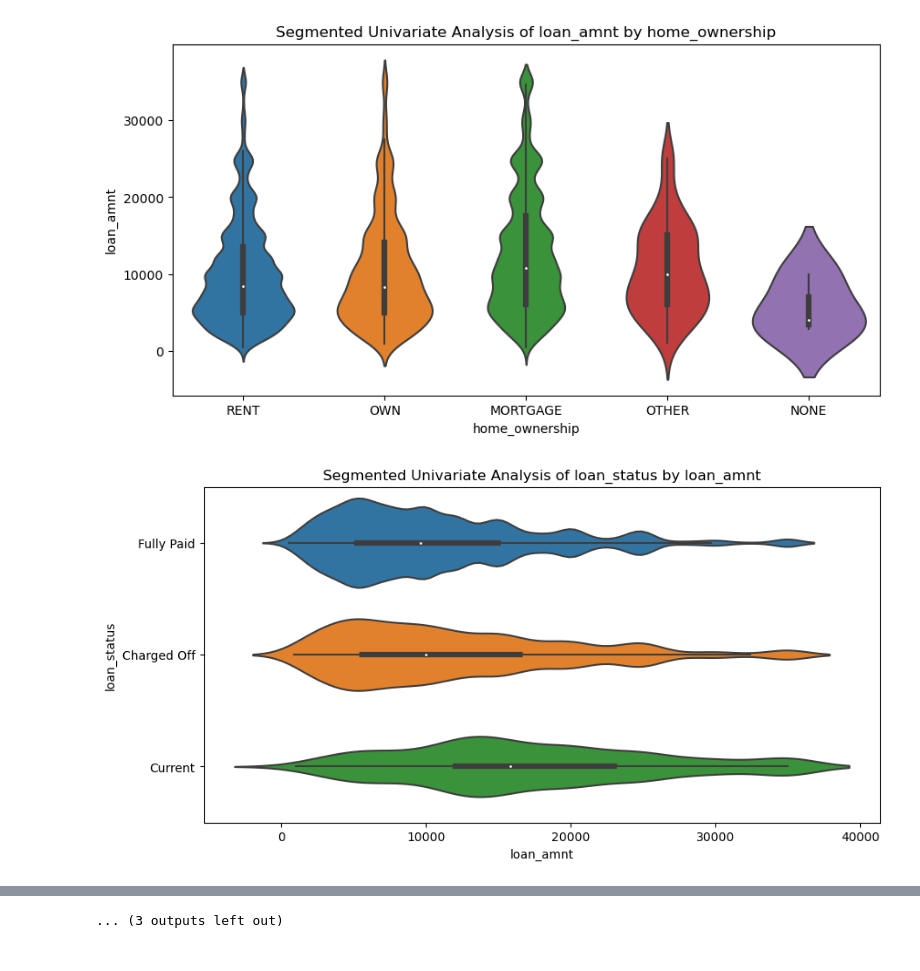
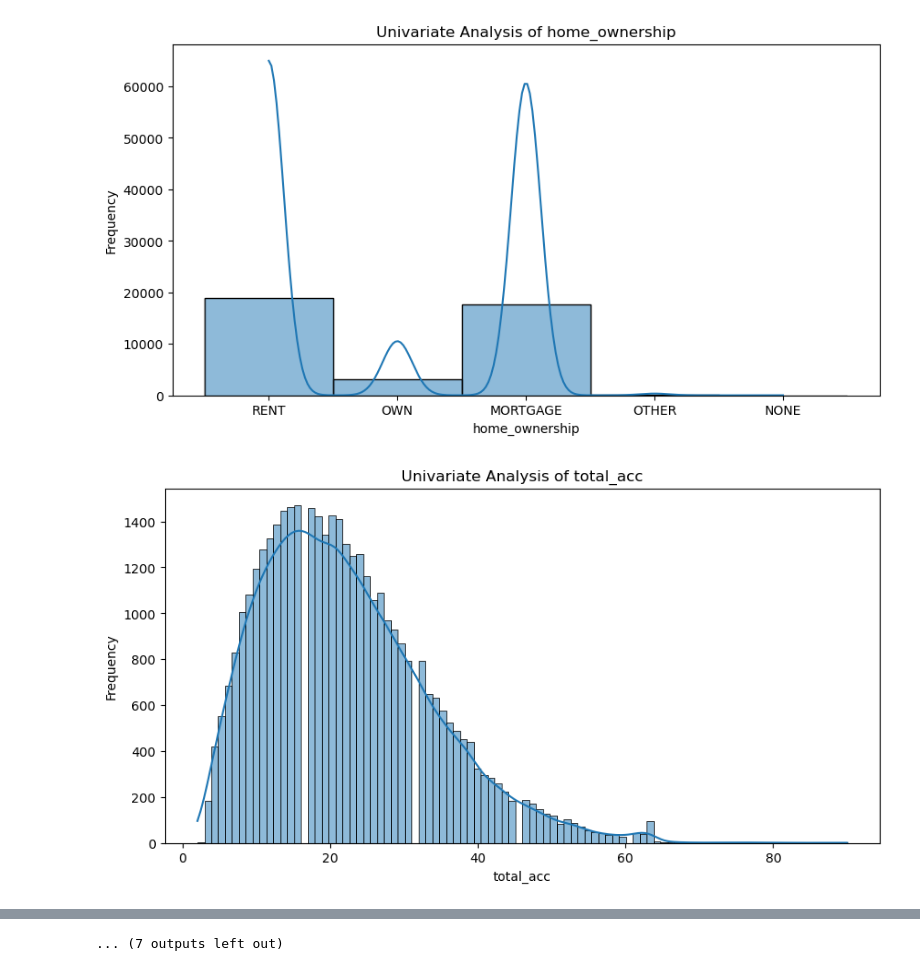
Before and after one commit to nishant-sonuley/LendingClubCaseStudy, a Jupyter notebook: Nishant_Ojus_Analysis.ipynb, the cells around one changed output, grey strips where cells are left out. Saved outputs shown, nothing was run; the diff lists cells and outputs as text; code cells hidden in the pictures.

```diff
--- a/Nishant_Ojus_Analysis.ipynb
+++ b/Nishant_Ojus_Analysis.ipynb
@@ -1,4 +1,5 @@
 # %%
+
 import pandas as pd
 import seaborn as sns
 import matplotlib.pyplot as plt
@@ -87,18 +88,18 @@ def bivariate_analysis(CustomerLoanData, column1, column2):
     add_slide(prs, f'Bivariate Analysis of {column1} and {column2}', img_path)
 
 # Perform Univariate Analysis
-univariate_columns = ['annual_inc', 'dti', 'loan_amnt', 'loan_status', 'revol_bal']
+univariate_columns = ['verification_status', 'dti', 'loan_amnt', 'loan_status', 'revol_bal', 'home_ownership', 'total_acc']
 for column in univariate_columns:
     univariate_analysis(CustomerLoanData, column)
 
 
 # Perform Segmented Univariate Analysis
-segmented_columns = [('loan_amnt', 'home_ownership'), ('loan_status', 'loan_amnt'), ('loan_status', 'annual_inc'), ('annual_inc', 'emp_length')]
+segmented_columns = [('loan_amnt', 'home_ownership'), ('loan_status', 'loan_amnt'), ('loan_status', 'annual_inc'), ('purpose', 'loan_amnt'), ('purpose', 'annual_inc'), ('annual_inc', 'emp_length')]
 for column, segment_by in segmented_columns:
     segmented_univariate_analysis(CustomerLoanData, column, segment_by)
 
 # Perform Bivariate Analysis
-bivariate_columns = [('int_rate', 'loan_amnt'), ('loan_status', 'loan_amnt'), ('loan_status', 'annual_inc'), ('annual_inc', 'loan_amnt'), ('dti', 'annual_inc'), ('funded_amnt', 'revol_bal')]
+bivariate_columns = [('loan_status', 'loan_amnt'), ('loan_amnt', 'purpose'), ('annual_inc', 'purpose'),  ('annual_inc', 'loan_amnt'), ('dti', 'annual_inc'), ('funded_amnt', 'revol_bal')]
 for column1, column2 in bivariate_columns:
     bivariate_analysis(CustomerLoanData, column1, column2)
 
@@ -113,6 +114,6 @@ prs.save('CustomerLoanData_Analysis.pptx')
 [figure]
 [figure]
 [figure]
 [figure]
-[figure, old version]
+[figure, new version]
-[figure, old version]
+[figure, new version]
@@ -124 +125 @@ prs.save('CustomerLoanData_Analysis.pptx')
-... (3 outputs left out)
+... (7 outputs left out)
```
Also changed, not shown: parts of 1 cell of this notebook.
